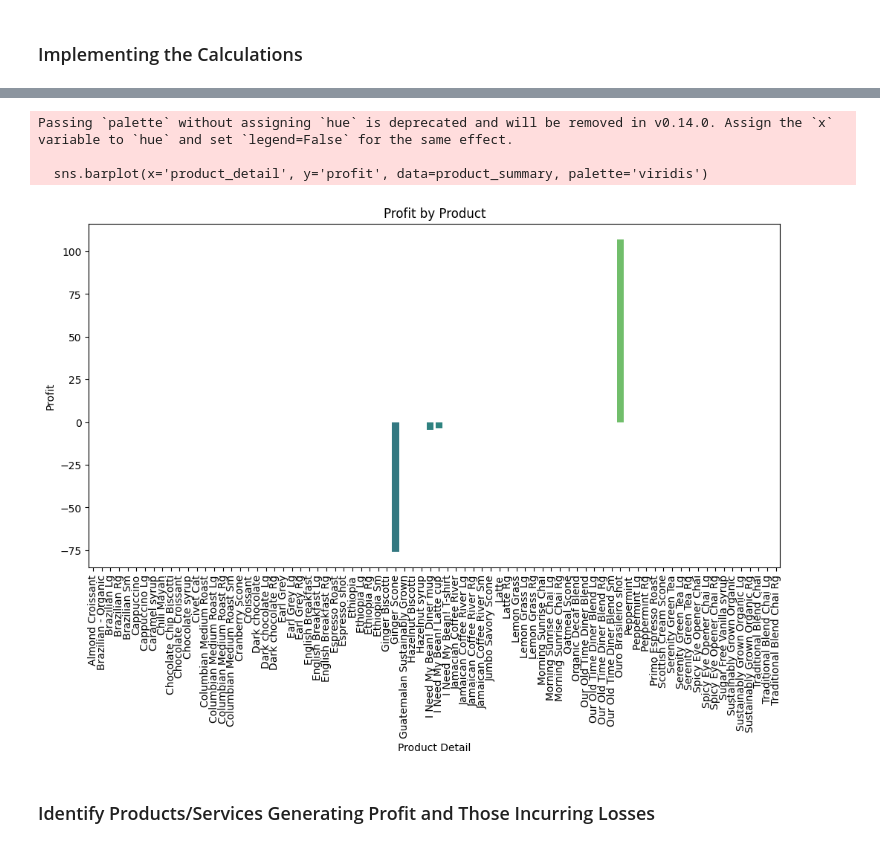
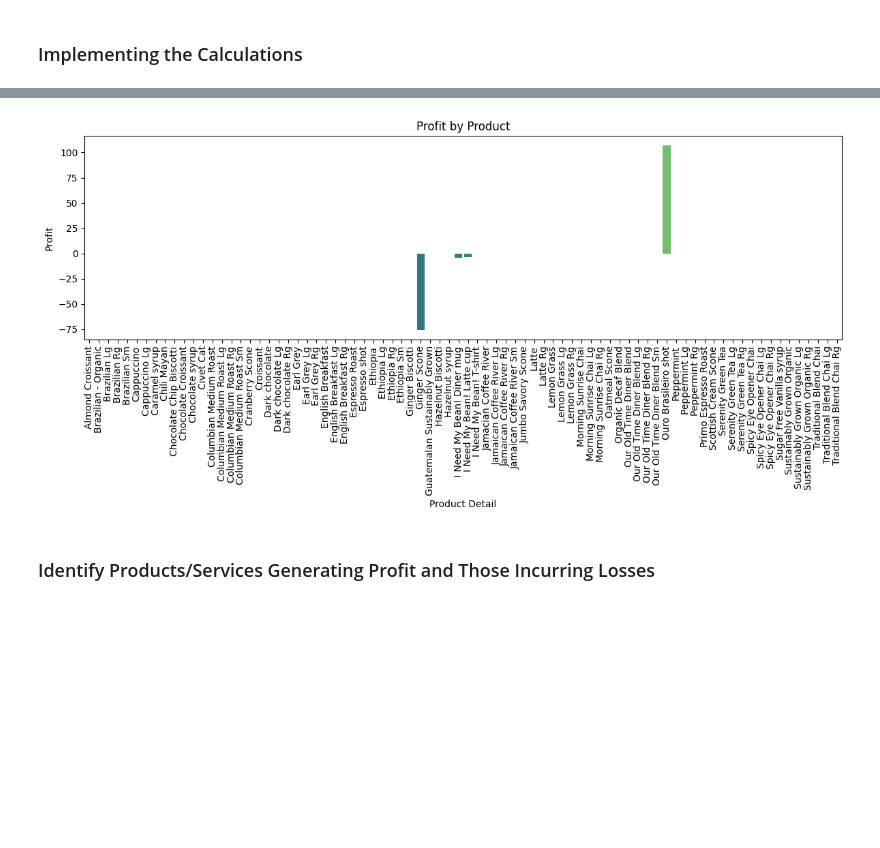
Before and after one commit to iamarslankhalid/Predictive_Analysis_Coffee_Shop, a Jupyter notebook: predictive_analysis.ipynb, the cells around one changed output, grey strips where cells are left out. Cells and saved outputs as stored; diff of their text form; code cells hidden in the pictures; blank space fills up the shorter version.

```diff
--- a/predictive_analysis.ipynb
+++ b/predictive_analysis.ipynb
@@ -243,17 +248,16 @@ plt.show()
 # %%
 # Plot profit for each product
 plt.figure(figsize=(12, 6))
-sns.barplot(x='product_detail', y='profit', data=product_summary, palette='viridis')
+sns.barplot(x='product_detail', y='profit', data=product_summary, hue='product_detail', palette='viridis', dodge=False)
 plt.xticks(rotation=90)
 plt.title('Profit by Product')
 plt.xlabel('Product Detail')
 plt.ylabel('Profit')
+plt.legend([], frameon=False)  # Hide legend to comply with warning
+plt.tight_layout()
 plt.show()
 # %% [output]
-Passing `palette` without assigning `hue` is deprecated and will be removed in v0.14.0. Assign the `x` variable to `hue` and set `legend=False` for the same effect.
-
-  sns.barplot(x='product_detail', y='profit', data=product_summary, palette='viridis')
-[figure, old version]
+[figure, new version]
 # %% [markdown]
 ### Identify Products/Services Generating Profit and Those Incurring Losses
 # %%
```
Also changed, not shown: parts of 19 cells of this notebook, 1 other file.
